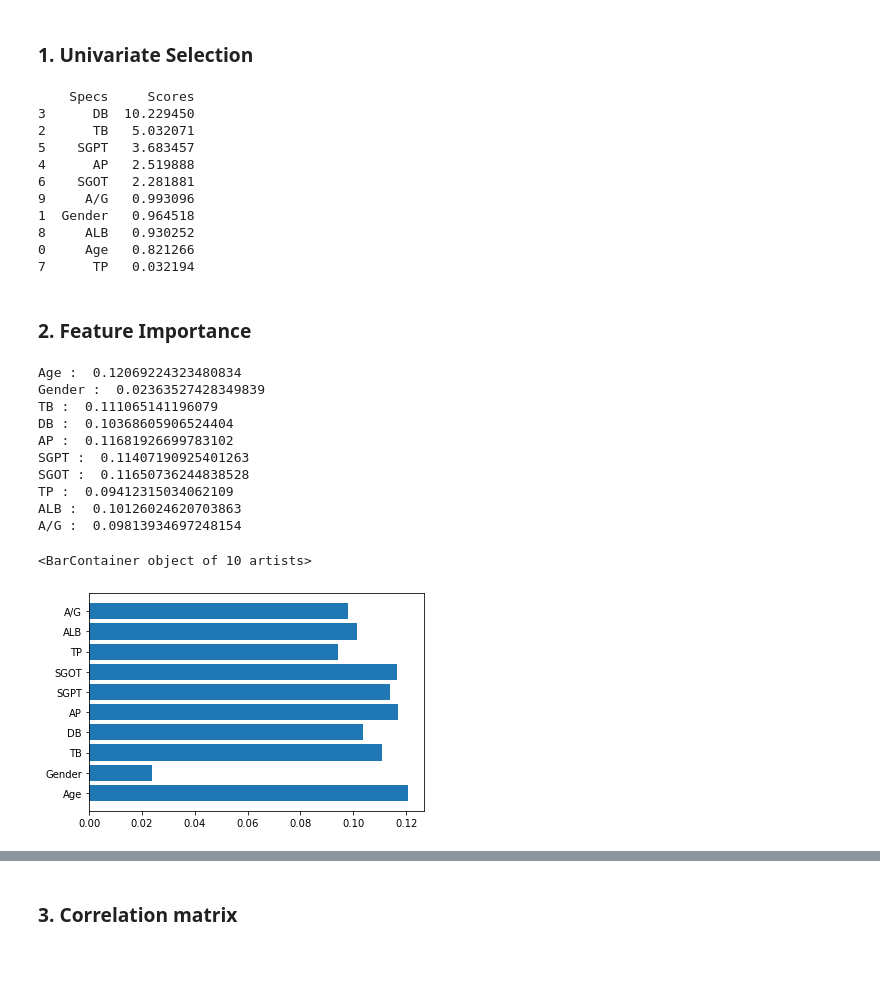
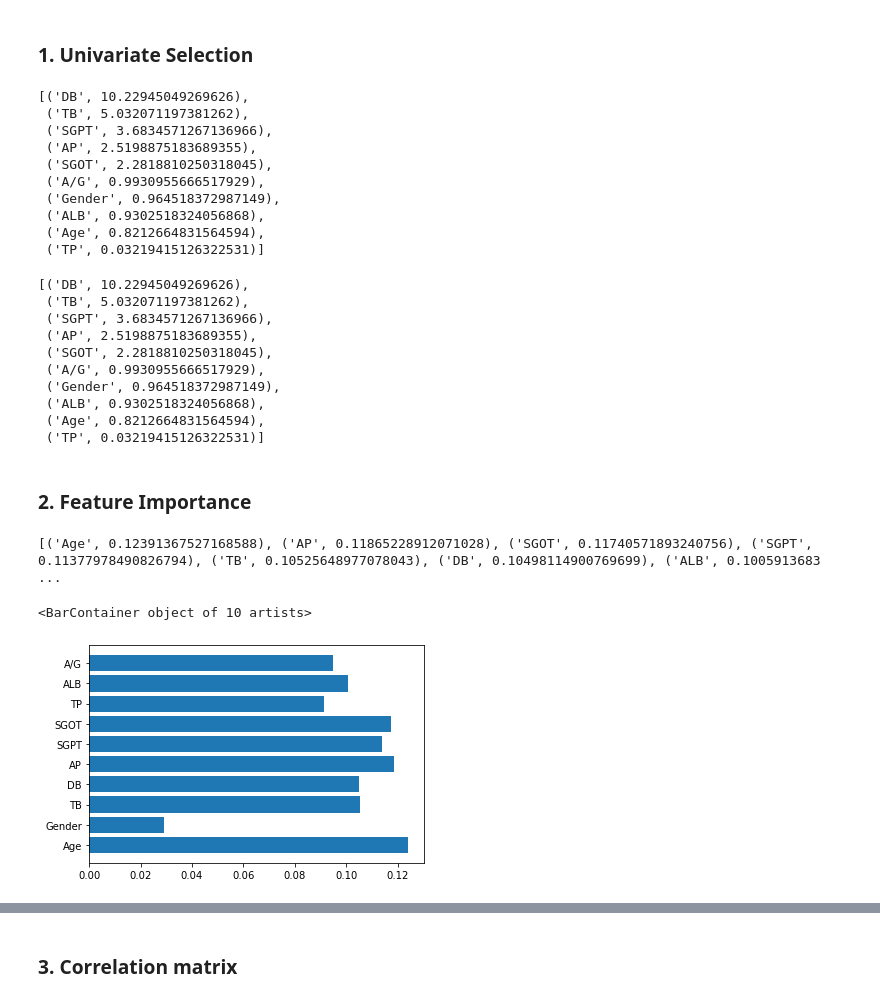
Before and after one commit to saniikakulkarni/Liver-Disease-Diagnosis-Models, a Jupyter notebook: Liver Disease Classsification - Preprocessing.ipynb, the cells around one changed output, grey strips where cells are left out. Drawn from its saved outputs; the diff is of its cells as text; code cells hidden in the pictures; blank space fills up the shorter version.

```diff
--- a/Liver Disease Classsification - Preprocessing.ipynb
+++ b/Liver Disease Classsification - Preprocessing.ipynb
@@ -199,46 +201,49 @@ from sklearn.feature_selection import SelectKBest
 
 chi_selector = SelectKBest(chi2, k='all')
 fit = chi_selector.fit(minmax_X, y)
-scores = pd.DataFrame(fit.scores_)
-dfcolumns = pd.DataFrame(X.columns)
-featureScores = pd.concat([dfcolumns, scores], axis=1)
-featureScores.columns = ['Specs', 'Scores']
-print(featureScores.nlargest(10,'Scores'))
+list(sorted(zip(X.columns, fit.scores_), key = lambda x: x[1],reverse=True))
 # %% [output]
-    Specs     Scores
-3      DB  10.229450
-2      TB   5.032071
-5    SGPT   3.683457
-4      AP   2.519888
-6    SGOT   2.281881
-9     A/G   0.993096
-1  Gender   0.964518
-8     ALB   0.930252
-0     Age   0.821266
-7      TP   0.032194
+[('DB', 10.22945049269626),
+ ('TB', 5.032071197381262),
+ ('SGPT', 3.6834571267136966),
+ ('AP', 2.5198875183689355),
+ ('SGOT', 2.2818810250318045),
+ ('A/G', 0.9930955666517929),
+ ('Gender', 0.964518372987149),
+ ('ALB', 0.9302518324056868),
+ ('Age', 0.8212664831564594),
+ ('TP', 0.03219415126322531)]
+# %%
+# l = []
+# for (c,s) in zip(fit.scores_, X.columns):
+#     print(c,s)
+# l
+
+list(sorted(zip(X.columns, fit.scores_), key = lambda x: x[1],reverse=True))
+# %% [output]
+[('DB', 10.22945049269626),
+ ('TB', 5.032071197381262),
+ ('SGPT', 3.6834571267136966),
+ ('AP', 2.5198875183689355),
+ ('SGOT', 2.2818810250318045),
+ ('A/G', 0.9930955666517929),
+ ('Gender', 0.964518372987149),
+ ('ALB', 0.9302518324056868),
+ ('Age', 0.8212664831564594),
+ ('TP', 0.03219415126322531)]
 # %% [markdown]
 ### 2. Feature Importance
 # %%
 from sklearn.ensemble import ExtraTreesClassifier
 
 model = ExtraTreesClassifier()
 model.fit(minmax_X,y)
-for (cols,scores) in zip(X.columns, model.feature_importances_):
-    print(cols,": ",scores)
+print(list(sorted(zip(X.columns, model.feature_importances_), key = lambda x: x[1],reverse=True)))
 plt.barh(X.columns, model.feature_importances_)
 # %% [output]
-Age :  0.12069224323480834
-Gender :  0.02363527428349839
-TB :  0.111065141196079
-DB :  0.10368605906524404
-AP :  0.11681926699783102
-SGPT :  0.11407190925401263
-SGOT :  0.11650736244838528
-TP :  0.09412315034062109
-ALB :  0.10126024620703863
-A/G :  0.09813934697248154
+[('Age', 0.12391367527168588), ('AP', 0.11865228912071028), ('SGOT', 0.11740571893240756), ('SGPT', 0.11377978490826794), ('TB', 0.10525648977078043), ('DB', 0.10498114900769699), ('ALB', 0.1005913683 ...
 <BarContainer object of 10 artists>
-[figure, old version]
+[figure, new version]
 # %%
 from sklearn.ensemble import RandomForestClassifier
 
```
Also changed, not shown: parts of 7 cells of this notebook, 4 other files.
